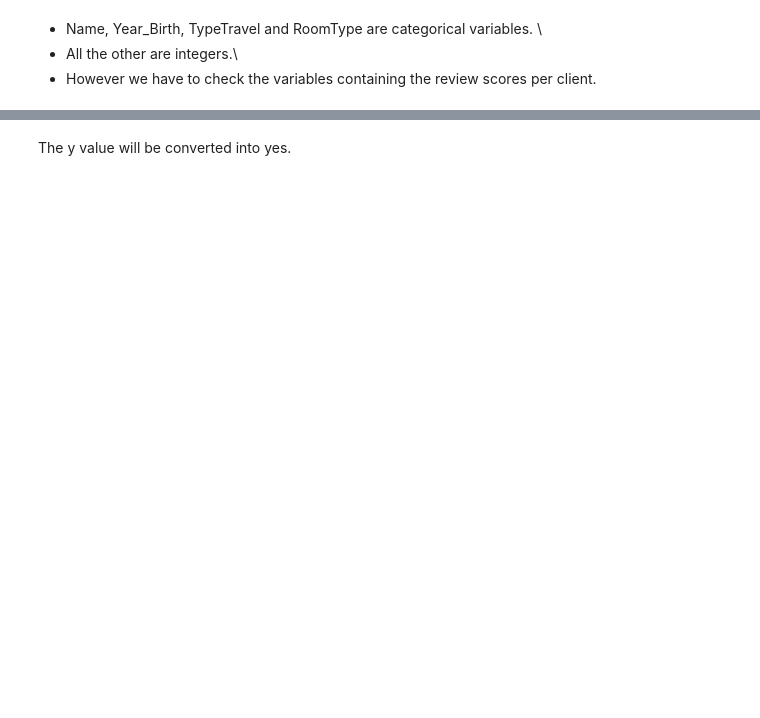
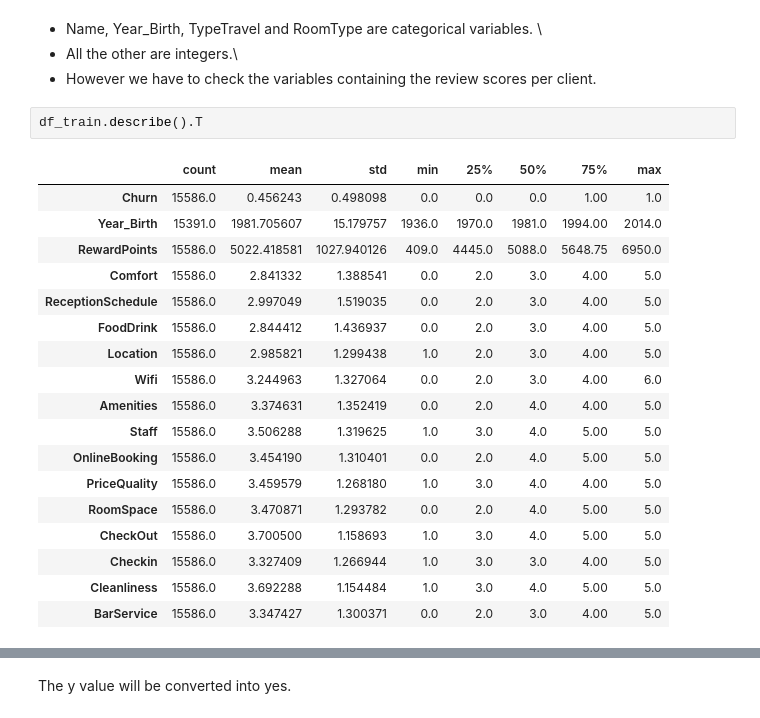
Before and after one commit to jorgecompleto/Churn-Supervised-Learning-Project, a Jupyter notebook: Churn Classifier - Supervised Learning.ipynb, the cells around one changed output, grey strips where cells are left out. Drawn from its saved outputs; the diff is of its cells as text; blank space fills up the shorter version.

```diff
--- a/Churn Classifier - Supervised Learning.ipynb
+++ b/Churn Classifier - Supervised Learning.ipynb
@@ -105,3 +142,24 @@ memory usage: 2.6+ MB
 * Name, Year_Birth, TypeTravel and RoomType are categorical variables. \
 * All the other are integers.\
 * However we have to check the variables containing the review scores per client.
+# %%
+df_train.describe().T
+# %% [output]
+|  | count | mean | std | min | 25% | 50% | 75% | max |
+| Churn | 15586.0 | 0.456243 | 0.498098 | 0.0 | 0.0 | 0.0 | 1.00 | 1.0 |
+| Year_Birth | 15391.0 | 1981.705607 | 15.179757 | 1936.0 | 1970.0 | 1981.0 | 1994.00 | 2014.0 |
+| RewardPoints | 15586.0 | 5022.418581 | 1027.940126 | 409.0 | 4445.0 | 5088.0 | 5648.75 | 6950.0 |
+| Comfort | 15586.0 | 2.841332 | 1.388541 | 0.0 | 2.0 | 3.0 | 4.00 | 5.0 |
+| ReceptionSchedule | 15586.0 | 2.997049 | 1.519035 | 0.0 | 2.0 | 3.0 | 4.00 | 5.0 |
+| FoodDrink | 15586.0 | 2.844412 | 1.436937 | 0.0 | 2.0 | 3.0 | 4.00 | 5.0 |
+| Location | 15586.0 | 2.985821 | 1.299438 | 1.0 | 2.0 | 3.0 | 4.00 | 5.0 |
+| Wifi | 15586.0 | 3.244963 | 1.327064 | 0.0 | 2.0 | 3.0 | 4.00 | 6.0 |
+| Amenities | 15586.0 | 3.374631 | 1.352419 | 0.0 | 2.0 | 4.0 | 4.00 | 5.0 |
+| Staff | 15586.0 | 3.506288 | 1.319625 | 1.0 | 3.0 | 4.0 | 5.00 | 5.0 |
+| OnlineBooking | 15586.0 | 3.454190 | 1.310401 | 0.0 | 2.0 | 4.0 | 5.00 | 5.0 |
+| PriceQuality | 15586.0 | 3.459579 | 1.268180 | 1.0 | 3.0 | 4.0 | 4.00 | 5.0 |
+| RoomSpace | 15586.0 | 3.470871 | 1.293782 | 0.0 | 2.0 | 4.0 | 5.00 | 5.0 |
+| CheckOut | 15586.0 | 3.700500 | 1.158693 | 1.0 | 3.0 | 4.0 | 5.00 | 5.0 |
+| Checkin | 15586.0 | 3.327409 | 1.266944 | 1.0 | 3.0 | 3.0 | 4.00 | 5.0 |
+| Cleanliness | 15586.0 | 3.692288 | 1.154484 | 1.0 | 3.0 | 4.0 | 5.00 | 5.0 |
+| BarService | 15586.0 | 3.347427 | 1.300371 | 0.0 | 2.0 | 3.0 | 4.00 | 5.0 |
```
Also changed, not shown: parts of 93 cells of this notebook.
